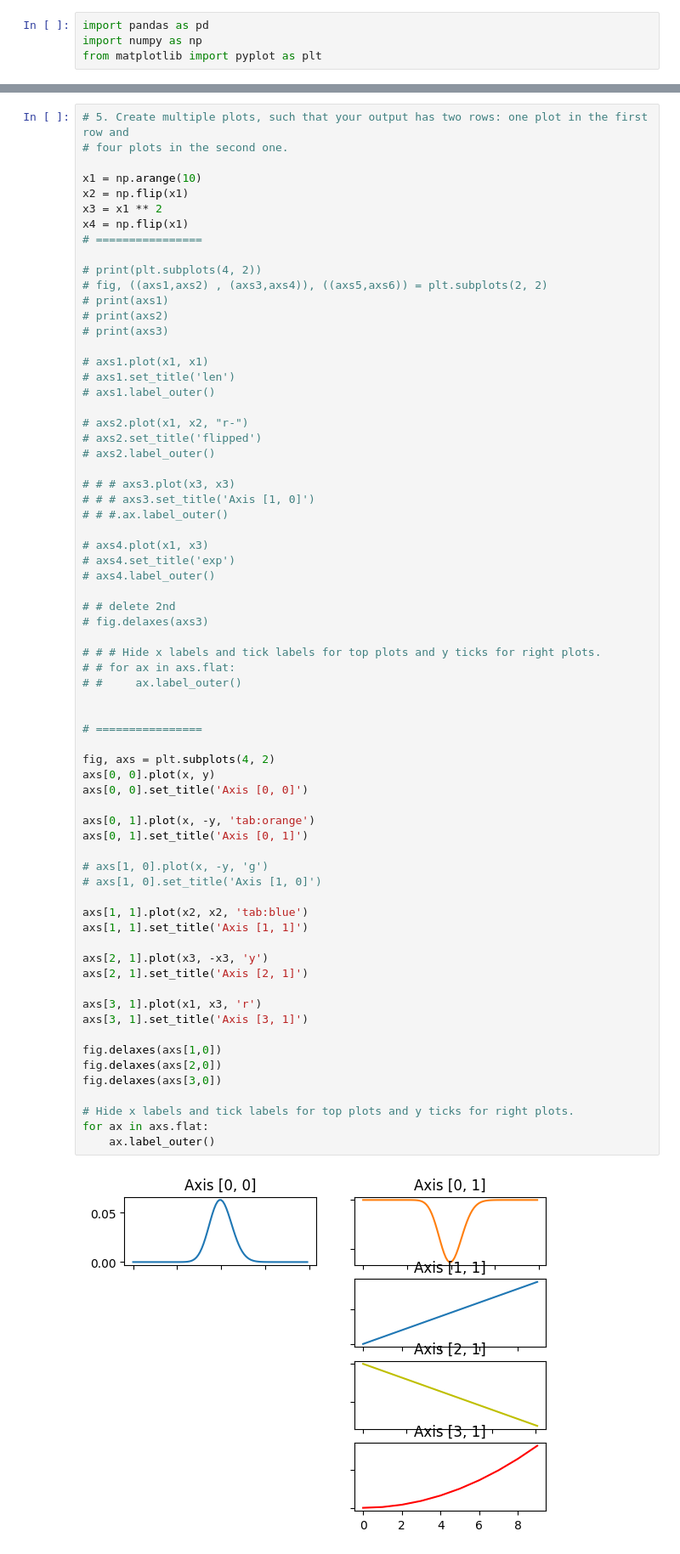
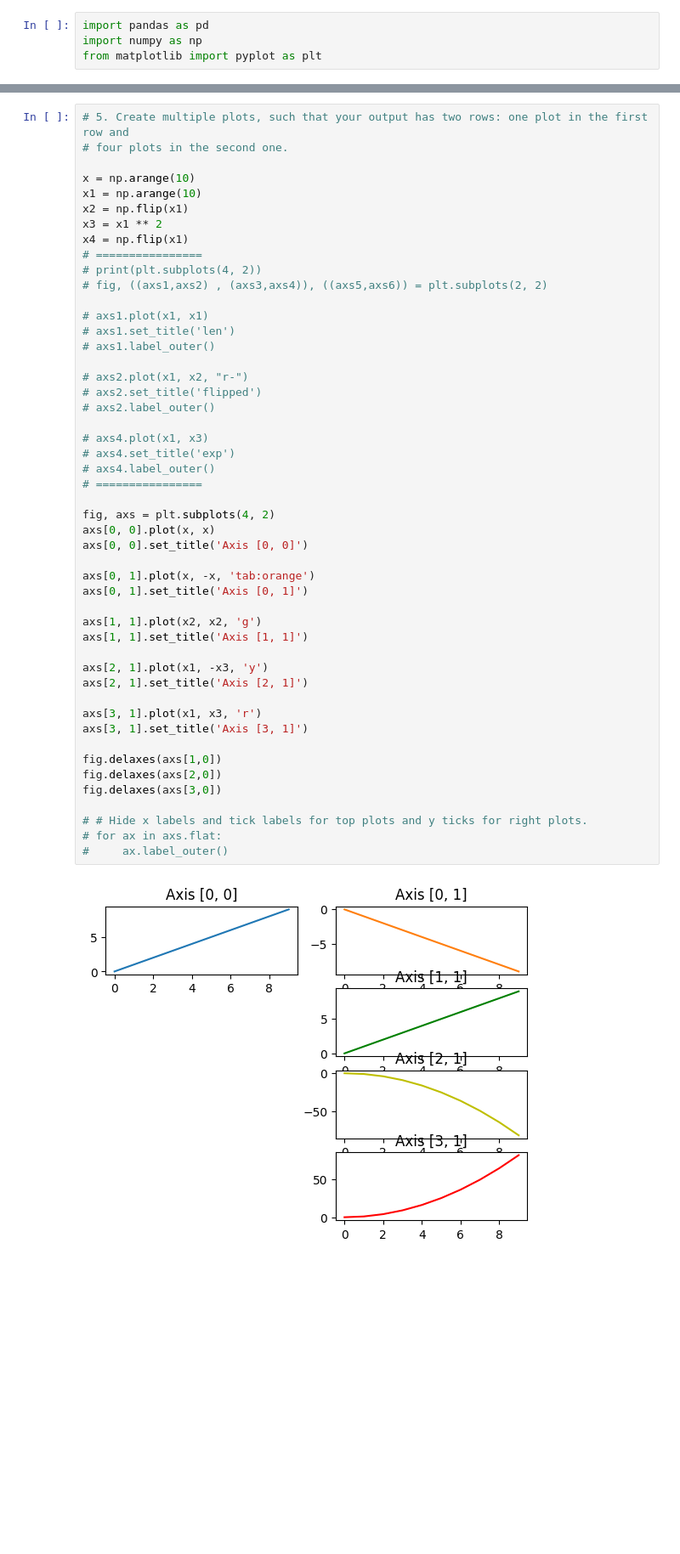
Before and after one commit to Dime98/smartdata-internship, a Jupyter notebook: task5/task5.ipynb, the cells around one changed output, grey strips where cells are left out. Shown at 85% size. Drawn from its saved outputs; the diff is of its cells as text; blank space fills up the shorter version.

```diff
--- a/task5/task5.ipynb
+++ b/task5/task5.ipynb
@@ -116,70 +128,51 @@ plt.show()
 # 5. Create multiple plots, such that your output has two rows: one plot in the first row and
 # four plots in the second one.
 
+x = np.arange(10)
 x1 = np.arange(10)
 x2 = np.flip(x1)
 x3 = x1 ** 2
 x4 = np.flip(x1)
 # ================
-
 # print(plt.subplots(4, 2))
 # fig, ((axs1,axs2) , (axs3,axs4)), ((axs5,axs6)) = plt.subplots(2, 2)
-# print(axs1)
-# print(axs2)
-# print(axs3)
 
 # axs1.plot(x1, x1)
 # axs1.set_title('len')
 # axs1.label_outer()
 
 # axs2.plot(x1, x2, "r-")
 # axs2.set_title('flipped')
 # axs2.label_outer()
 
-# # # axs3.plot(x3, x3)
-# # # axs3.set_title('Axis [1, 0]')
-# # #.ax.label_outer()
-
 # axs4.plot(x1, x3)
 # axs4.set_title('exp')
 # axs4.label_outer()
-
-# # delete 2nd
-# fig.delaxes(axs3)
-
-# # # Hide x labels and tick labels for top plots and y ticks for right plots.
-# # for ax in axs.flat:
-# #     ax.label_outer()
-
-
 # ================
 
 fig, axs = plt.subplots(4, 2)
-axs[0, 0].plot(x, y)
+axs[0, 0].plot(x, x)
 axs[0, 0].set_title('Axis [0, 0]')
 
-axs[0, 1].plot(x, -y, 'tab:orange')
+axs[0, 1].plot(x, -x, 'tab:orange')
 axs[0, 1].set_title('Axis [0, 1]')
 
-# axs[1, 0].plot(x, -y, 'g')
-# axs[1, 0].set_title('Axis [1, 0]')
-
-axs[1, 1].plot(x2, x2, 'tab:blue')
+axs[1, 1].plot(x2, x2, 'g')
 axs[1, 1].set_title('Axis [1, 1]')
 
-axs[2, 1].plot(x3, -x3, 'y')
+axs[2, 1].plot(x1, -x3, 'y')
 axs[2, 1].set_title('Axis [2, 1]')
 
 axs[3, 1].plot(x1, x3, 'r')
 axs[3, 1].set_title('Axis [3, 1]')
 
 fig.delaxes(axs[1,0])
 fig.delaxes(axs[2,0])
 fig.delaxes(axs[3,0])
 
-# Hide x labels and tick labels for top plots and y ticks for right plots.
-for ax in axs.flat:
-    ax.label_outer()
+# # Hide x labels and tick labels for top plots and y ticks for right plots.
+# for ax in axs.flat:
+#     ax.label_outer()
 # %% [output]
-[figure, old version]
+[figure, new version]
 # %%
```
Also changed, not shown: parts of 13 cells of this notebook, 2 other files.
